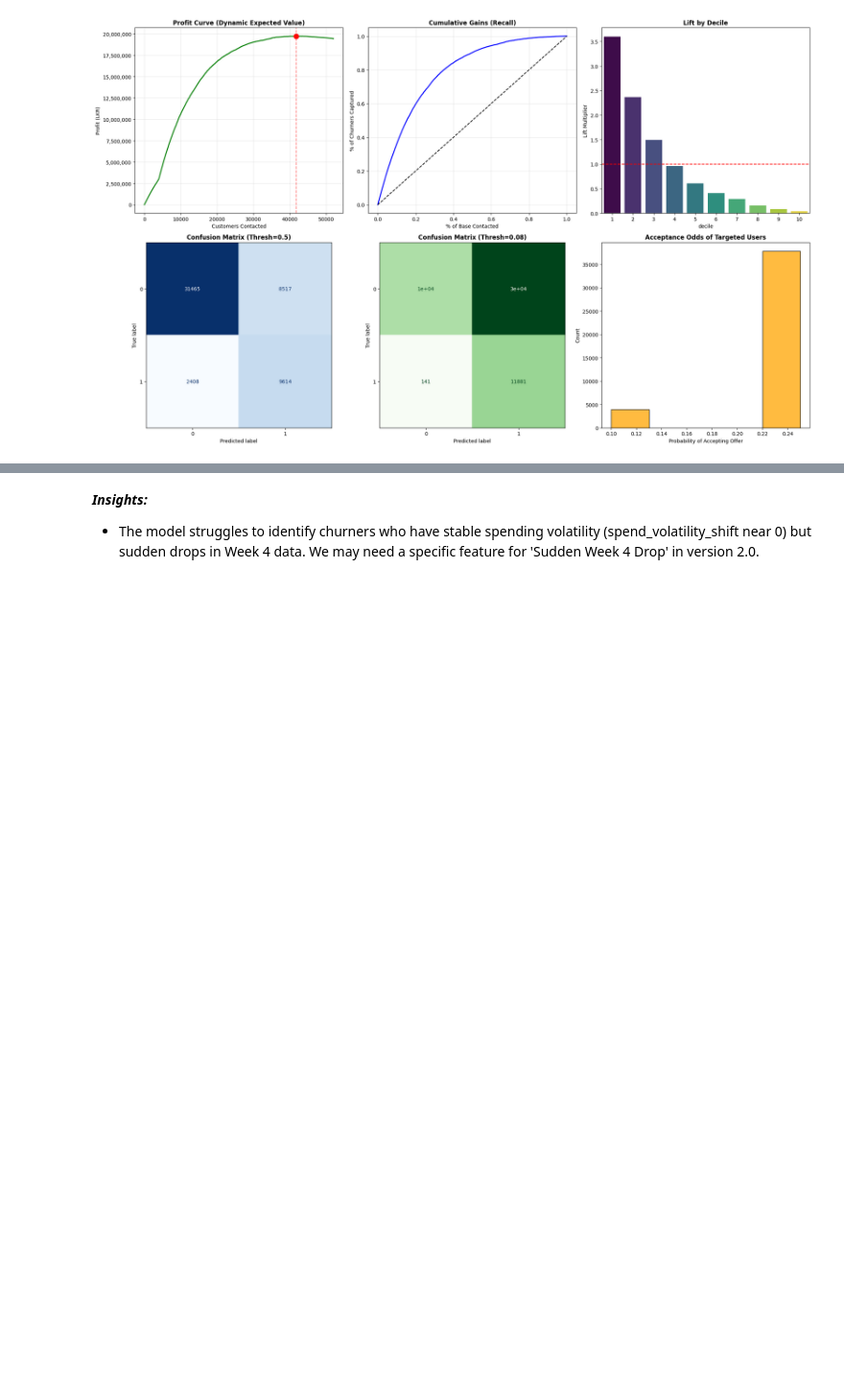
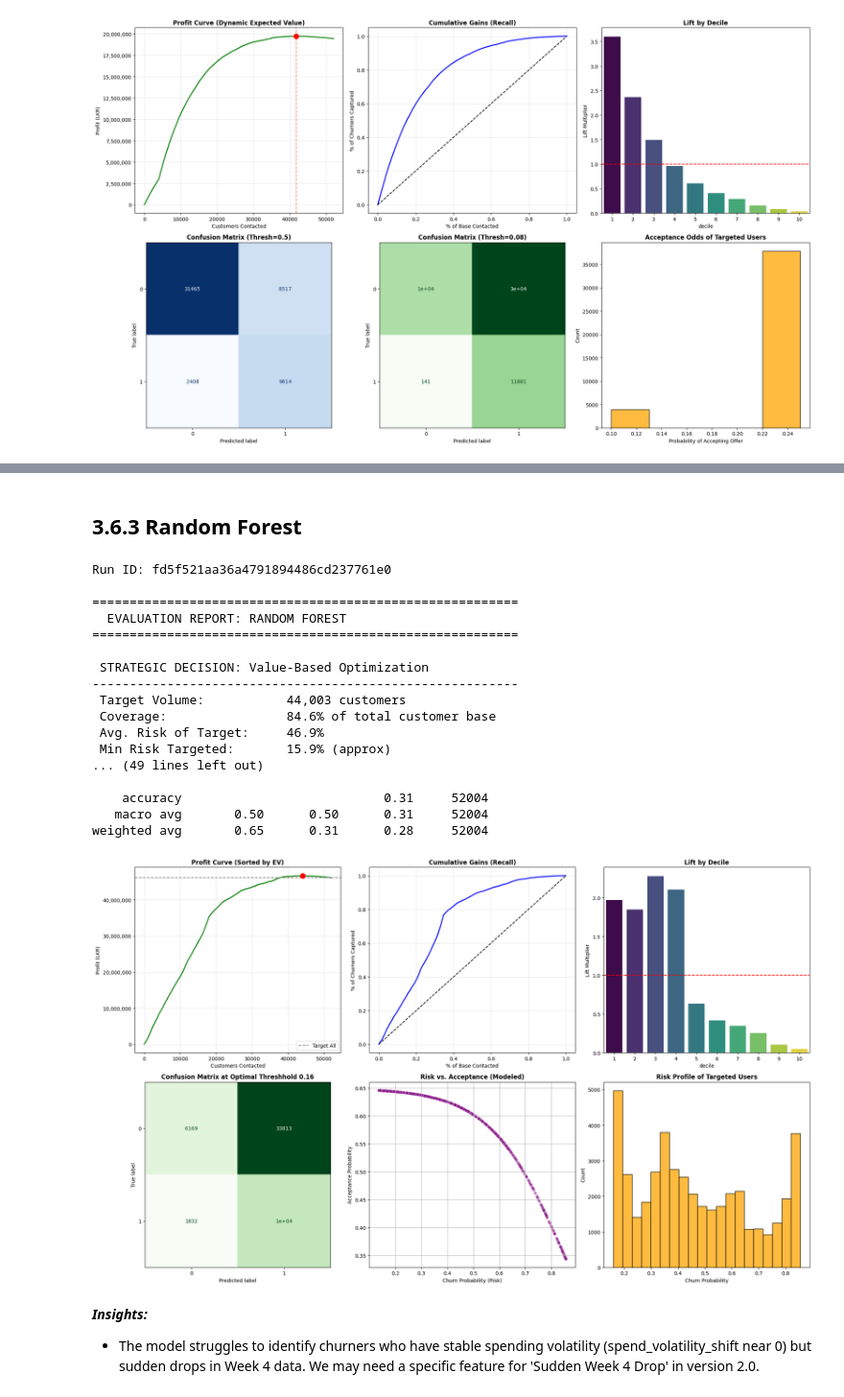
Before and after one commit to tejakusumah-y2008hub/telco-customer-churn-prediction, a Jupyter notebook: notebooks/3.0-yusuftejakusumah-modeling-and-evaluation.ipynb, the cells around one changed output, grey strips where cells are left out. Shown at 96% size. Drawn from its saved outputs; the diff is of its cells as text; code cells hidden in the pictures; blank space fills up the shorter version.

```diff
--- a/notebooks/3.0-yusuftejakusumah-modeling-and-evaluation.ipynb
+++ b/notebooks/3.0-yusuftejakusumah-modeling-and-evaluation.ipynb
@@ -906,3 +1071,40 @@ weighted avg       0.82      0.42      0.41     52004
+# %% [markdown]
+## 3.6.3 Random Forest
+# %%
+# Note: Inputs are defined in LKR
+# judicious-rook-846
+rf_eval_report_df = churn_evaluation_report(
+        model=final_rf_model,
+        X=X_train,
+        y=y_train,
+        model_name="Random Forest",
+        run_id=run_id,
+        ltv=LTV_LKR,
+        cost_offer=COST_OFFER_LKR,
+        cost_contact=COST_CONTACT_LKR,
+        currency="LKR",
+        accept_rate_min=ACCEPTANCE_RATE_MIN,
+        accept_rate_max=ACCEPTANCE_RATE_MAX
+        )
+# %% [output]
+Run ID: fd5f521aa36a4791894486cd237761e0
+
+=========================================================
+  EVALUATION REPORT: RANDOM FOREST
+=========================================================
+
+ STRATEGIC DECISION: Value-Based Optimization
+---------------------------------------------------------
+ Target Volume:           44,003 customers
+ Coverage:                84.6% of total customer base
+ Avg. Risk of Target:     46.9%
+ Min Risk Targeted:       15.9% (approx)
+... (49 lines left out)
+
+    accuracy                           0.31     52004
+   macro avg       0.50      0.50      0.31     52004
+weighted avg       0.65      0.31      0.28     52004
+[figure, added]
 # %% [markdown]
 ***Insights:***
 
```
Also changed, not shown: parts of 15 cells of this notebook, 2 other files.
